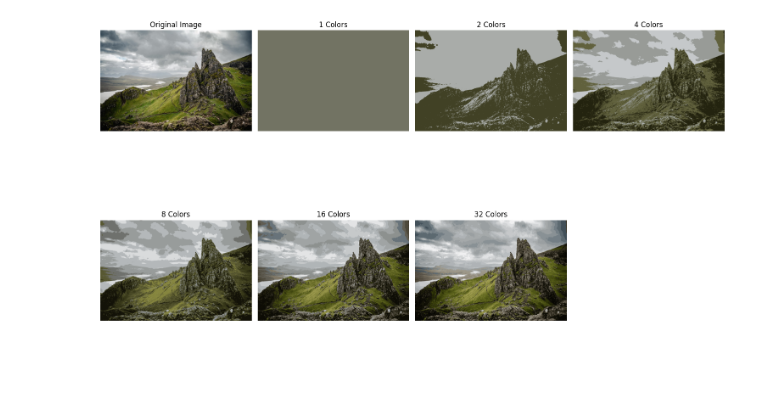
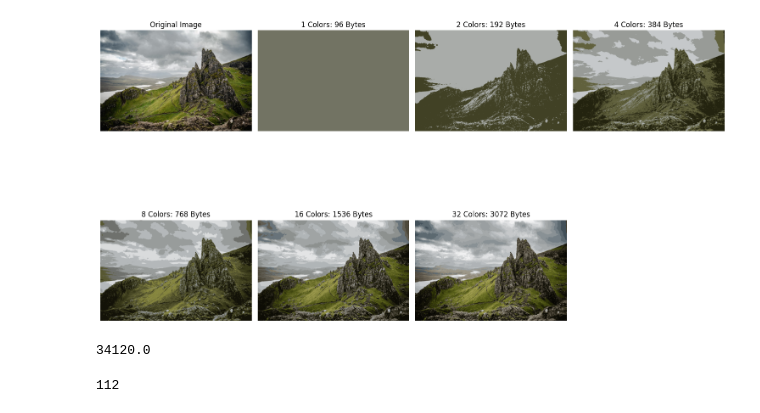
Before and after one commit to Ali-J-Fesharaki/Applied_ML_Course, a Jupyter notebook: ML-HW05/p6.ipynb, the cells around one changed output. Saved outputs shown, nothing was run; the diff lists cells and outputs as text; code cells hidden in the pictures; blank space fills up the shorter version.

```diff
--- a/ML-HW05/p6.ipynb
+++ b/ML-HW05/p6.ipynb
@@ -4,38 +4,55 @@ import matplotlib.pyplot as plt
 from sklearn.cluster import KMeans
 from skimage.io import imread
 from skimage.util import img_as_float
-
+import pandas as pd
+import sys
 image_path = './Stones.jpg'
 image = imread(image_path)
 image = img_as_float(image)
 
 def quantize_image(image, n_colors):
     pixels = image.reshape(-1, 3)
 
     kmeans = KMeans(n_clusters=n_colors, random_state=42).fit(pixels)
 
     new_colors = kmeans.cluster_centers_[kmeans.predict(pixels)]
 
     quantized_image = new_colors.reshape(image.shape)
     return quantized_image
 
 color_levels = [1, 2, 4, 8, 16, 32]
 
 plt.figure(figsize=(15, 10))
 
 plt.subplot(2, 4, 1)
 plt.imshow(image)
 plt.title('Original Image')
 plt.axis('off')
 
 for i, n_colors in enumerate(color_levels, 2):
     quantized_image = quantize_image(image, n_colors)
+
     plt.subplot(2, 4, i)
     plt.imshow(quantized_image)
-    plt.title(f'{n_colors} Colors')
+    temp=np.unique(quantized_image.reshape(-1,3))
+    plt.title(f'{n_colors} Colors: {len((temp))*sys.getsizeof(temp[0])} Bytes')
     plt.axis('off')
 
 plt.tight_layout()
 plt.show()
 # %% [output]
-[figure, old version]
+[figure, new version]
+# %%
+np.unique(quantized_image, axis=1)
+quantized_image.shape[0]*quantized_image.shape[1]/32
+# %% [output]
+34120.0
+# %%
+
+rnd_idx=np.random.choice(quantized_image.reshape(-1, 3).shape[0],10)
+a=quantized_image.reshape(-1, 3)
+a[rnd_idx]
+temp=quantized_image.reshape(-1,3)
+sys.getsizeof(temp[1])
+# %% [output]
+112
```
Also changed, not shown: 4 other files.
